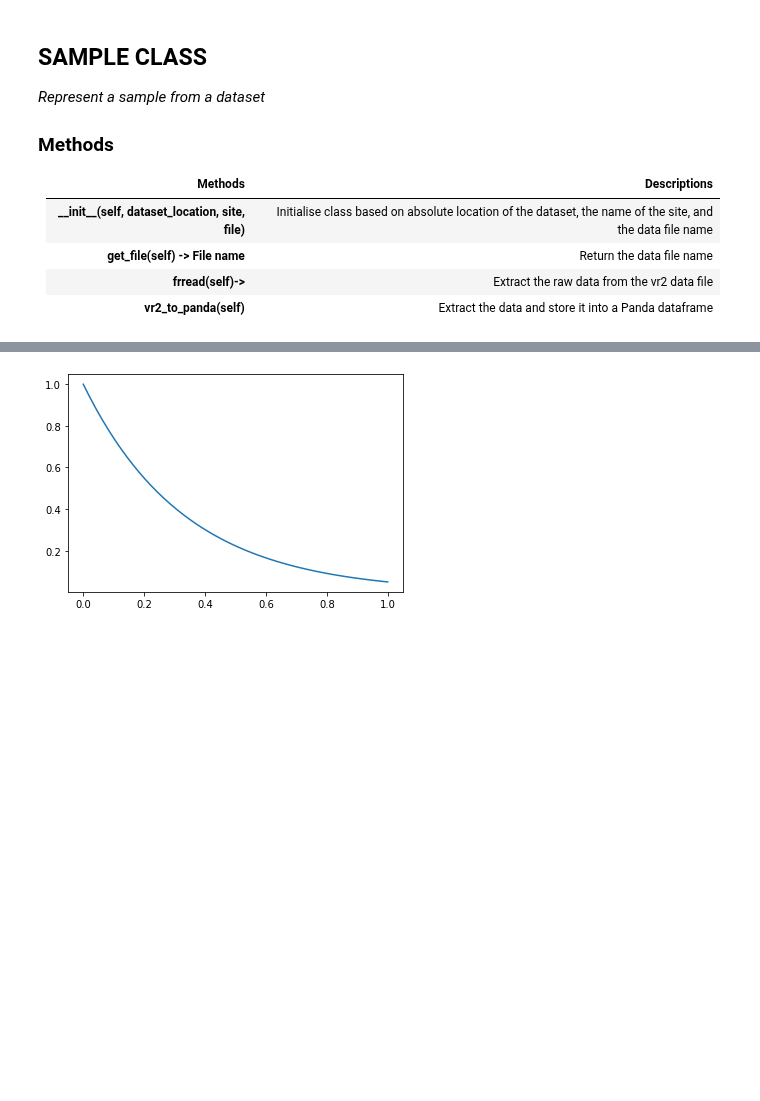
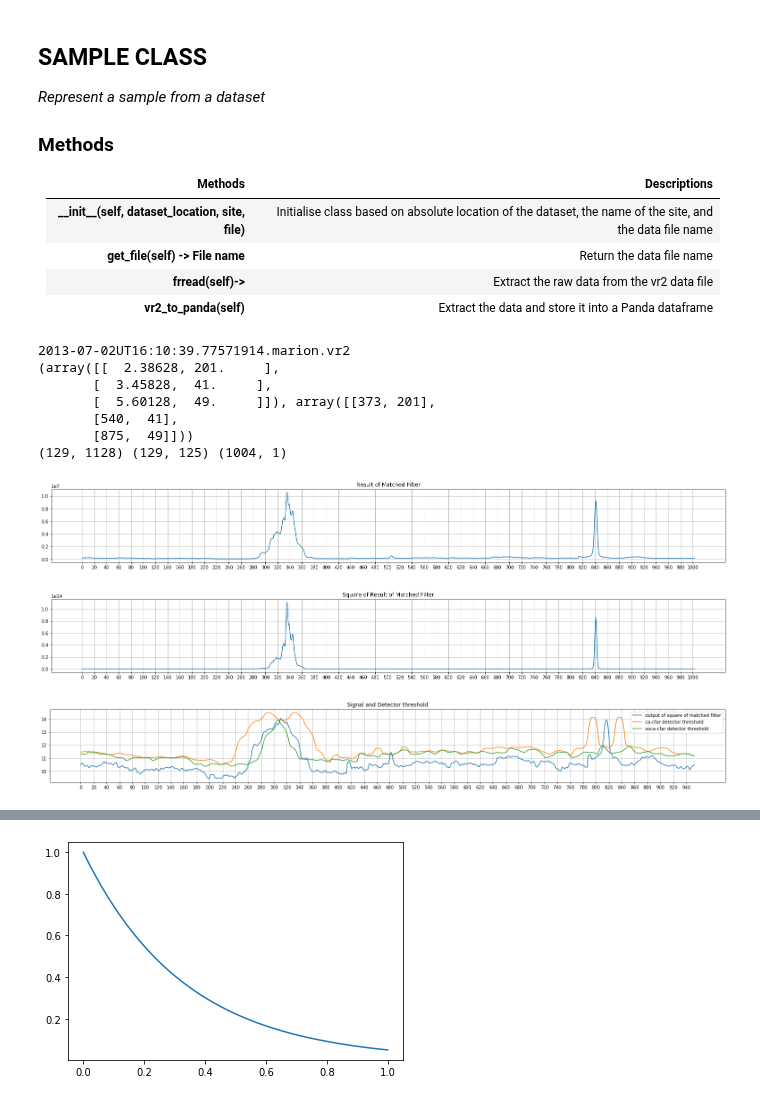
Before and after one commit to Kojey/MSc-whistler-waves-detector, a Jupyter notebook: ipy/sample.ipynb, the cells around one changed output, grey strips where cells are left out. Drawn from its saved outputs; the diff is of its cells as text; code cells hidden in the pictures; blank space fills up the shorter version.

```diff
--- a/ipy/sample.ipynb
+++ b/ipy/sample.ipynb
@@ -768,0 +800,73 @@ class Sample(Dataset):
+# %%
+dataset_loc = os.path.join(os.getcwd().split(os.environ.get('USER'))[0],os.environ.get('USER'), 'wdml', 'data','datasets', 'awdEvents1')
+database_loc = os.path.join(os.getcwd().split(os.environ.get('USER'))[0],os.environ.get('USER'), 'wdml', 'data','databases', 'awdEvents1')
+site = 'marion'
+my_dataset = Dataset(dataset_loc, site)
+my_database = Database(dataset_loc, database_loc, site)
+
+my_sample = Sample(dataset_loc, site, np.random.choice(my_database.get_train(),1)[0])
+# my_sample = Sample(dataset_loc, site,'2013-05-18UT14:02:12.39592156.marion.vr2')
+# my_sample = Sample(dataset_loc, site,'2013-06-28UT04:03:12.85091922.marion.vr2')
+
+samples = ['2013-09-02UT16:17:50.19059414.marion.vr2','2013-07-07UT05:19:49.99651922.marion.vr2','2013-06-28UT04:03:12.85091922.marion.vr2',
+            '2013-10-08UT01:58:59.23379430.marion.vr2','2013-11-09UT22:50:37.90899422.marion.vr2','2013-07-11UT04:36:24.27491938.marion.vr2',
+            '2013-07-25UT04:30:47.73731922.marion.vr2','2013-08-04UT21:34:56.49251922.marion.vr2','2013-02-24UT15:04:07.65347602.marion.vr2',
+            '2013-07-02UT16:10:39.77571914.marion.vr2']
+samples_whistlers_coor = [[[2.2,2.9],[2.9,3.6]],[[2.2,2.9],[5.3,6],[5.8,6.4]],[[2.5,3.2],[4.9,5.5],[6.5,7.2]],
+                          [[2.3,2.6]],[[2.3,2.6],[2.6,3.5]],[[1.2,1.6],[2.3,2.6]],
+                          [[1.8,2.4],[2.4,3.3]],[[2,3]],[[2.3,2.6]],
+                          [[2,3.2],[3.4,3.6],[5.5,6]]]
+samples_whistlers_coor_loc = [[[345,365],[425,455]],[[345,365],[765,855],[865,885]],[[325,395],[725,795],[985,1045]],
+                              [[335,405]],[[45,85],[335,355],[405,445]],[[175,195],[345,355]],
+                              [[265,295],[315,385]],[[325,355]],[[325,375]],
+                              [[285,365],[495,515],[805,855]]]
+samples_whistlers_coor_loc_ = [[[280,520]],[[300,440],[700,960]],[[240,460],[640,880],[940,1100]],
+                              [[260,460]],[[0,140],[240,500]],[[120,240],[280,420]],
+                              [[200,420]],[[180,460]],[[240,420]],
+                              [[220,440],[780,900]]]
+
+# my_sample = Sample(dataset_loc, site, np.random.choice(samples,1)[0])
+my_sample = Sample(dataset_loc, site, samples[9])
+my_sample.spectrogram_with_axis(log10=True)
+print(my_sample.get_file())
+print(my_sample.awda_whistlers())
+
+freq_size = 3
+size = (freq_size*my_sample.get_time_freq_ratio(dec=0), freq_size)
+# my_sample.spectrogram_plot(figsize=size, zlabel='sprectrum magnitude [dB]', xaxis=True, yaxis=True,
+#                            title="Spectrogram: "+my_sample.get_file(), cmap='jet', cmap_show=True)
+# my_sample.apply_detrend(axis=[-1,0], type='constant')
+my_sample.apply_zscore()
+# my_sample.apply_medfilt(kernel=(3,3))
+# my_sample.spectrogram_plot(figsize=size, zlabel='sprectrum magnitude [dB]',
+#                            title="Processed Spectrogram: "+my_sample.get_file(), cmap='jet', cmap_show=True)
+# kernel = my_sample.whistler_sim(decay=4, whistler_time=0.8, whistler_freq_len=7, whistler_freq_start=2.5, thickness=1)
+# print(kernel.shape, my_sample.get_spectrogram().shape,int(size[0]*kernel.shape[1]/my_sample.get_spectrogram().shape[1]))
+# fig=plt.figure(figsize=(int(size[0]*kernel.shape[1]/my_sample.get_spectrogram().shape[1]),3));img=plt.pcolormesh(kernel,cmap='jet');fig.colorbar(mappable=img, label='Kernel magnitude');plt.title("Whistler Simulation");plt.show();
+corr = signal.correlate(10**my_sample.get_spectrogram(), kernel, mode='valid').T
+# smoothed_corr = my_sample.moving_average(corr,N=10,G=0)
+detector = my_sample.ca_cfar(corr,N=10,G=15,pfa=1e-3)
+print(my_sample.get_spectrogram().shape,kernel.shape,corr.shape)
+plt.figure(figsize=size);plt.plot(corr);plt.xticks(np.arange(0, len(corr), 20));plt.grid();plt.title("Result of Matched Filter");plt.show()
+plt.figure(figsize=size);plt.plot(corr**2);plt.xticks(np.arange(0, len(corr), 20));plt.grid();plt.title("Square of Result of Matched Filter");plt.show()
+# plt.figure(figsize=size);plt.plot(my_sample.diff(corr[detector[1]]**2,window=5));plt.xticks(np.arange(0, len(detector[1]), 5));plt.grid();plt.show()
+plt.figure(figsize=size)
+plt.plot(np.log10(corr[detector[1]]**2))
+plt.plot(np.log10(detector[0]))
+plt.xticks(np.arange(0, len(detector[1]), 20));plt.grid();
+detector = my_sample.soca_cfar(corr,N=10,G=15,pfa=1e-3)
+plt.plot(np.log10(detector[0]))
+plt.title('Signal and Detector threshold')
+plt.legend(['output of square of matched filter', 'ca-cfar detector threshold', 'soca-cfar detector threshold'])
+plt.show()
+# %% [output]
+2013-07-02UT16:10:39.77571914.marion.vr2
+(array([[  2.38628, 201.     ],
+       [  3.45828,  41.     ],
+       [  5.60128,  49.     ]]), array([[373, 201],
+       [540,  41],
+       [875,  49]]))
+(129, 1128) (129, 125) (1004, 1)
+[figure, added]
+[figure, added]
+[figure, added]
```
Also changed, not shown: parts of 4 cells of this notebook, 1 other file.
